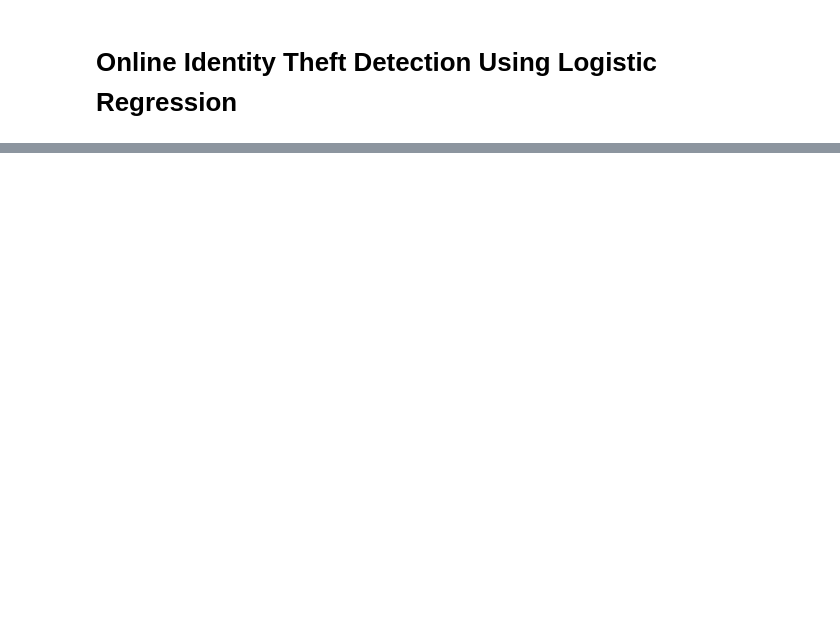
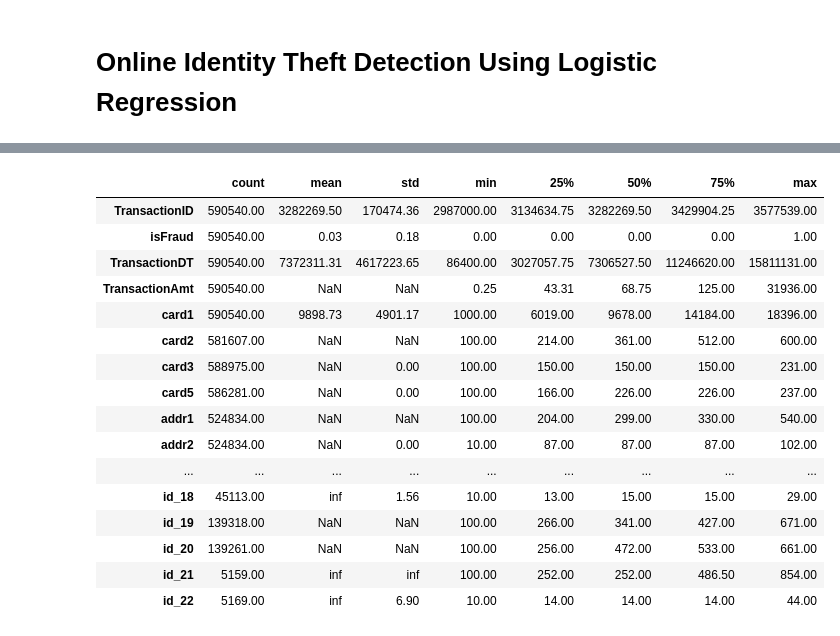
Before and after one commit to RotichG/Fraud-Detection, a Jupyter notebook: final_project.ipynb, the cells around one changed output, grey strips where cells are left out. Saved outputs shown, nothing was run; the diff lists cells and outputs as text; code cells hidden in the pictures; blank space fills up the shorter version.

```diff
--- a/final_project.ipynb
+++ b/final_project.ipynb
@@ -30,0 +136,20 @@ pd.set_option('display.width',400)
+# %%
+df_train.describe().transpose()
+# %% [output]
+|  | count | mean | std | min | 25% | 50% | 75% | max |
+| TransactionID | 590540.00 | 3282269.50 | 170474.36 | 2987000.00 | 3134634.75 | 3282269.50 | 3429904.25 | 3577539.00 |
+| isFraud | 590540.00 | 0.03 | 0.18 | 0.00 | 0.00 | 0.00 | 0.00 | 1.00 |
+| TransactionDT | 590540.00 | 7372311.31 | 4617223.65 | 86400.00 | 3027057.75 | 7306527.50 | 11246620.00 | 15811131.00 |
+| TransactionAmt | 590540.00 | NaN | NaN | 0.25 | 43.31 | 68.75 | 125.00 | 31936.00 |
+| card1 | 590540.00 | 9898.73 | 4901.17 | 1000.00 | 6019.00 | 9678.00 | 14184.00 | 18396.00 |
+| card2 | 581607.00 | NaN | NaN | 100.00 | 214.00 | 361.00 | 512.00 | 600.00 |
+| card3 | 588975.00 | NaN | 0.00 | 100.00 | 150.00 | 150.00 | 150.00 | 231.00 |
+| card5 | 586281.00 | NaN | 0.00 | 100.00 | 166.00 | 226.00 | 226.00 | 237.00 |
+| addr1 | 524834.00 | NaN | NaN | 100.00 | 204.00 | 299.00 | 330.00 | 540.00 |
+| addr2 | 524834.00 | NaN | 0.00 | 10.00 | 87.00 | 87.00 | 87.00 | 102.00 |
+| ... | ... | ... | ... | ... | ... | ... | ... | ... |
+| id_18 | 45113.00 | inf | 1.56 | 10.00 | 13.00 | 15.00 | 15.00 | 29.00 |
+| id_19 | 139318.00 | NaN | NaN | 100.00 | 266.00 | 341.00 | 427.00 | 671.00 |
+| id_20 | 139261.00 | NaN | NaN | 100.00 | 256.00 | 472.00 | 533.00 | 661.00 |
+| id_21 | 5159.00 | inf | inf | 100.00 | 252.00 | 252.00 | 486.50 | 854.00 |
+| id_22 | 5169.00 | inf | 6.90 | 10.00 | 14.00 | 14.00 | 14.00 | 44.00 |
```
Also changed, not shown: parts of 28 cells of this notebook.
